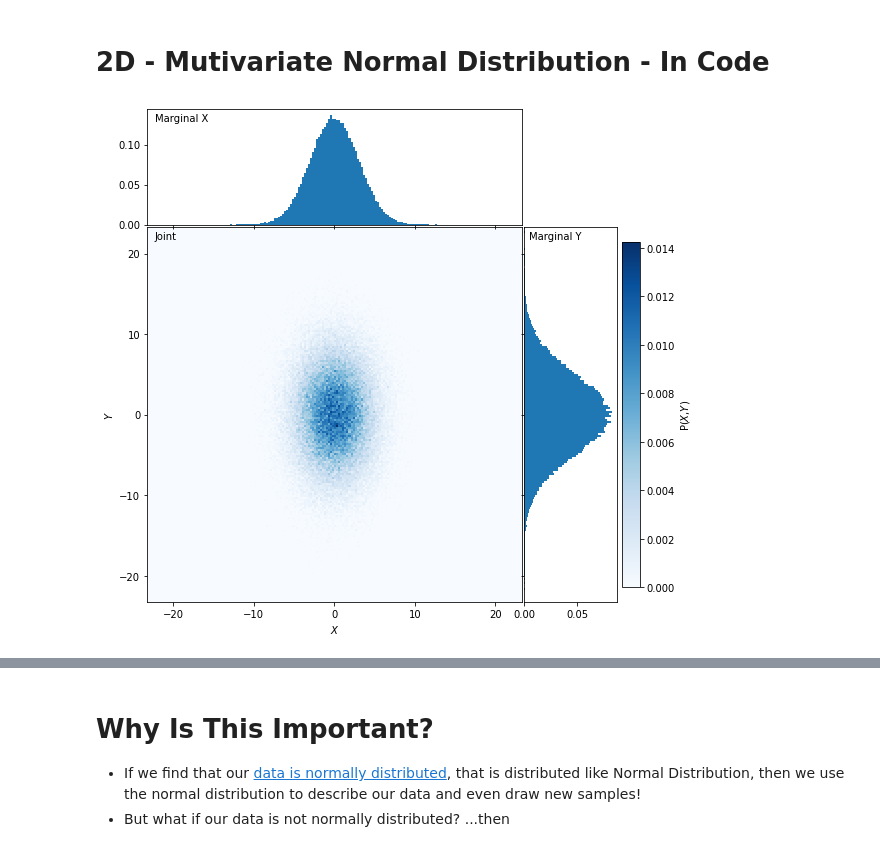
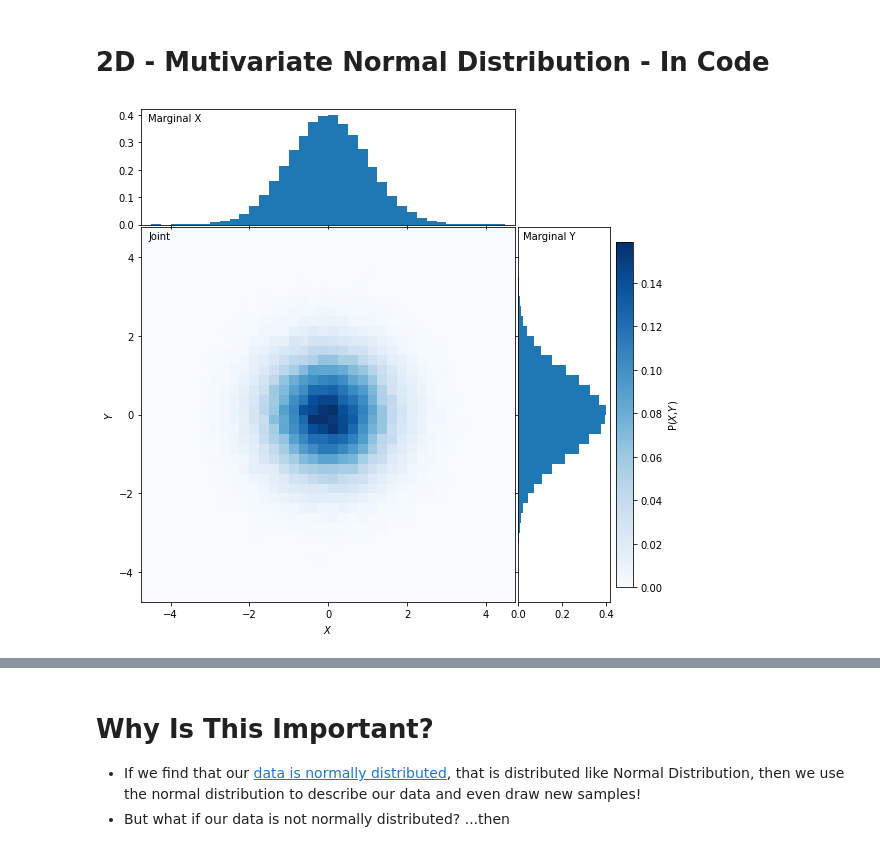
Before and after one commit to ryanhausen/normalizing_flows_example, a Jupyter notebook: NormalingFlows.ipynb, the cells around one changed output, grey strips where cells are left out. Drawn from its saved outputs; the diff is of its cells as text; code cells hidden in the pictures.

Commit message:
wip normalizing flows section

```diff
--- a/NormalingFlows.ipynb
+++ b/NormalingFlows.ipynb
@@ -98,8 +99,8 @@ $\mathcal{N}(\mathbf{\mu},\mathbf{\Sigma})$
 # %% [markdown]
 # 2D - Mutivariate Normal Distribution - In Code
 # %%
-normal_2d = tfd.MultivariateNormalDiag(loc=[0,0], scale_diag=[3, 5])
+normal_2d = tfd.MultivariateNormalDiag(loc=[0,0], scale_diag=[1, 1])
 samples = normal_2d.sample(100000).numpy()
 ph.hist2d_marginals(samples[:,0], samples[:,1])
 # %% [output]
-[figure, old version]
+[figure, new version]
```
Also changed, not shown: parts of 8 cells of this notebook, 2 other files.
